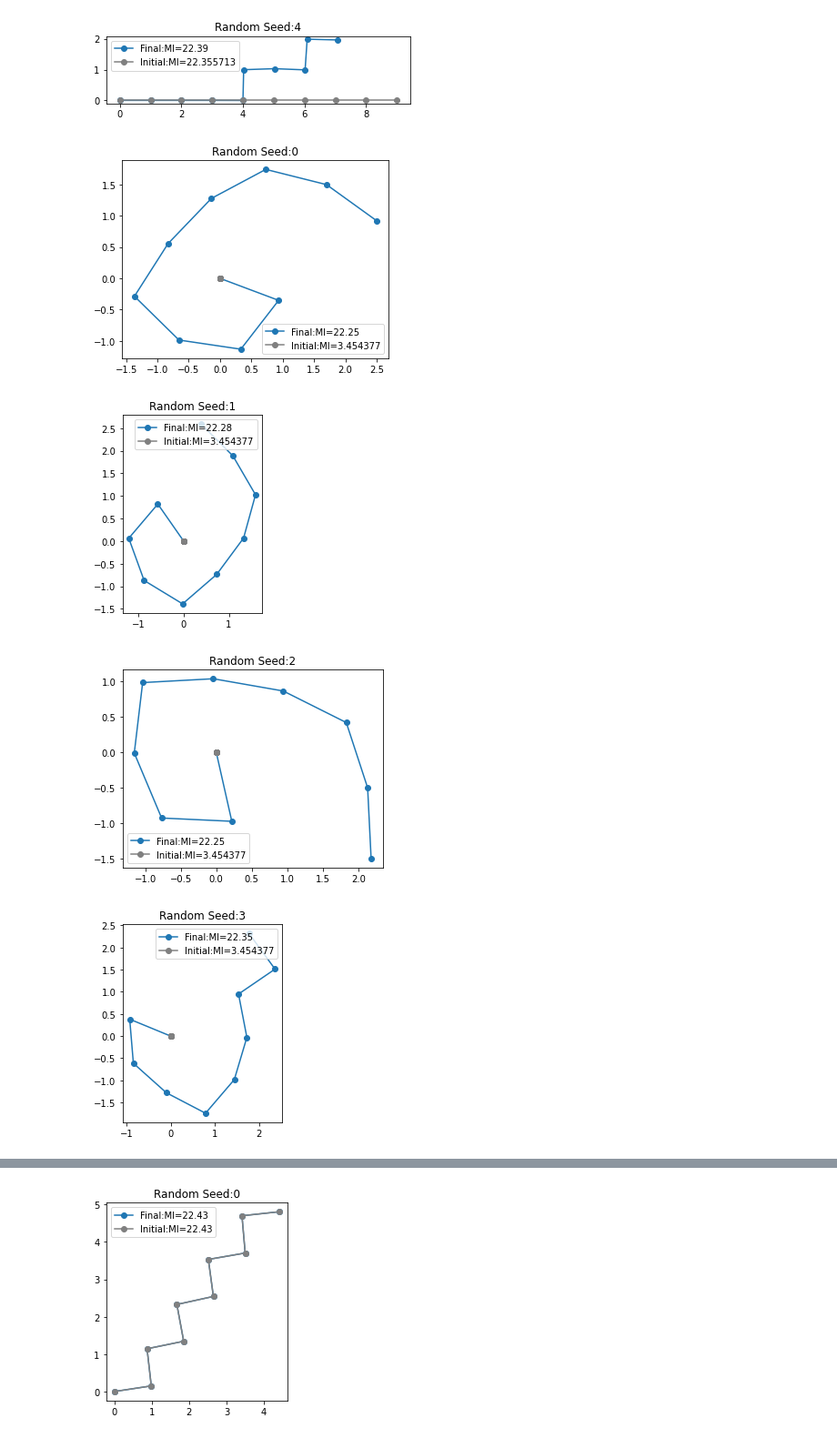
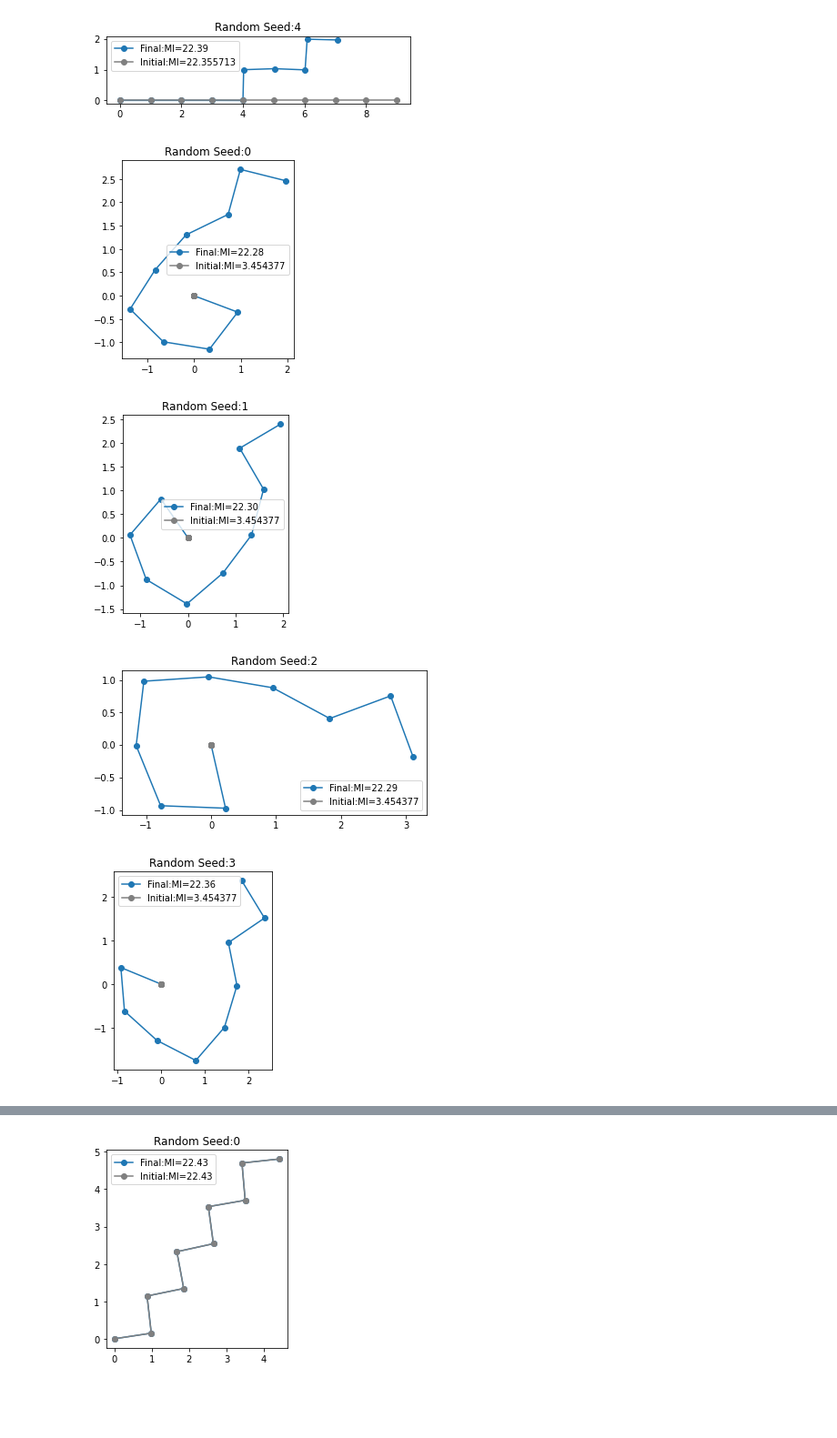
Before and after one commit to lina-robotics-lab/OptimalGPSampling, a Jupyter notebook: Notebooks/x-local-improvement.ipynb, the cells around one changed output, grey strips where cells are left out. Shown at 91% size. Saved outputs shown, nothing was run; the diff lists cells and outputs as text; code cells hidden in the pictures; blank space fills up the shorter version.

```diff
--- a/Notebooks/x-local-improvement.ipynb
+++ b/Notebooks/x-local-improvement.ipynb
@@ -90,35 +87,35 @@ for seed in range(5):
 # %%
 zero = step_size*np.zeros((T,2))
 
 
-n_pass = 5
+n_pass = 20
 
 iniMI = x_objective(np.array([zero]))[0]
 
 for seed in range(5):
 
     x = zero
     np.random.seed(seed)
 
     for _ in range(n_pass):
 #         print('curr objective',x_objective(np.array([x]))[0])
         x_best = x_local_improve(x,x_objective,step_size,ref,R,x0,reverse_order=True)
 #         print('diff',np.linalg.norm(x_best-x))
     #     if np.linalg.norm(x_best-x) == 0:
     #         break
         x = x_best
 
     MI = x_objective(np.array([x]))[0]
     plt.plot(x[:,0],x[:,1],marker='o',label='Final:MI={:.2f}'.format(MI))
     plt.plot(zero[:,0],zero[:,1],marker='o',label = 'Initial:MI={:2f}'.format(iniMI),color = 'grey')
     plt.title("Random Seed:{}".format(seed))
     # plt.ylim((-5,5))
     # plt.xlim((-5,5))
     plt.legend()
     plt.gca().set_aspect('equal')
     plt.show()
 # %% [output]
-[figure, old version]
+[figure, new version]
-[figure, old version]
+[figure, new version]
-[figure, old version]
+[figure, new version]
-[figure, old version]
+[figure, new version]
```
Also changed, not shown: parts of 2 cells of this notebook, 3 other files.
